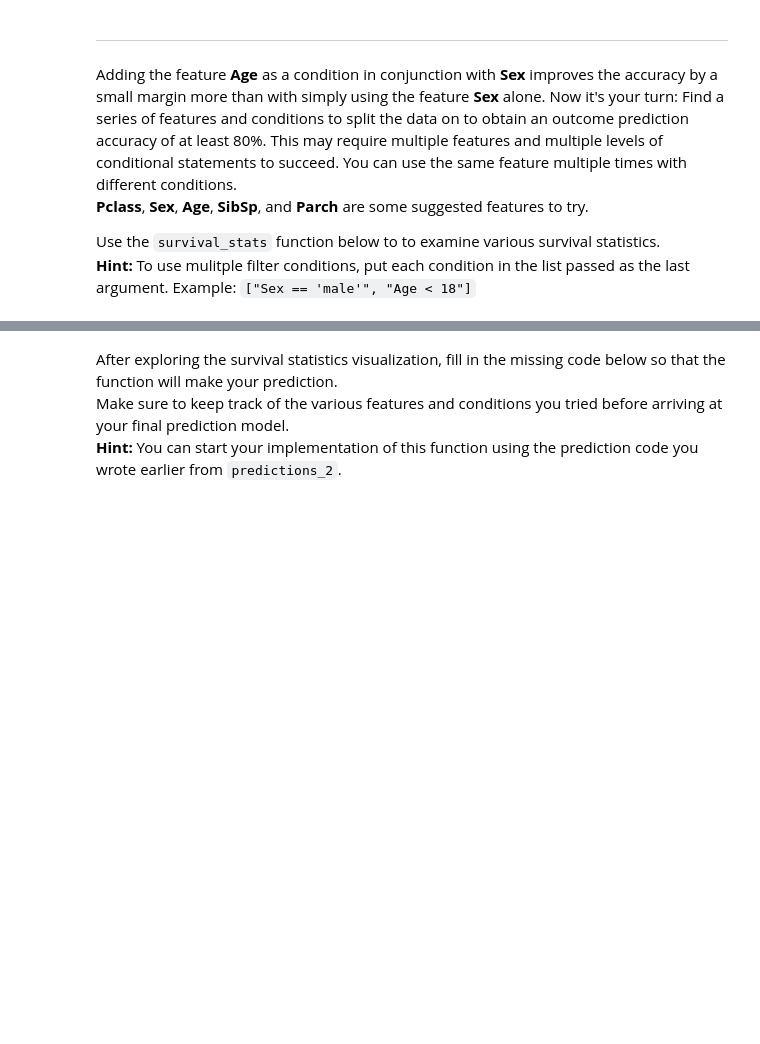
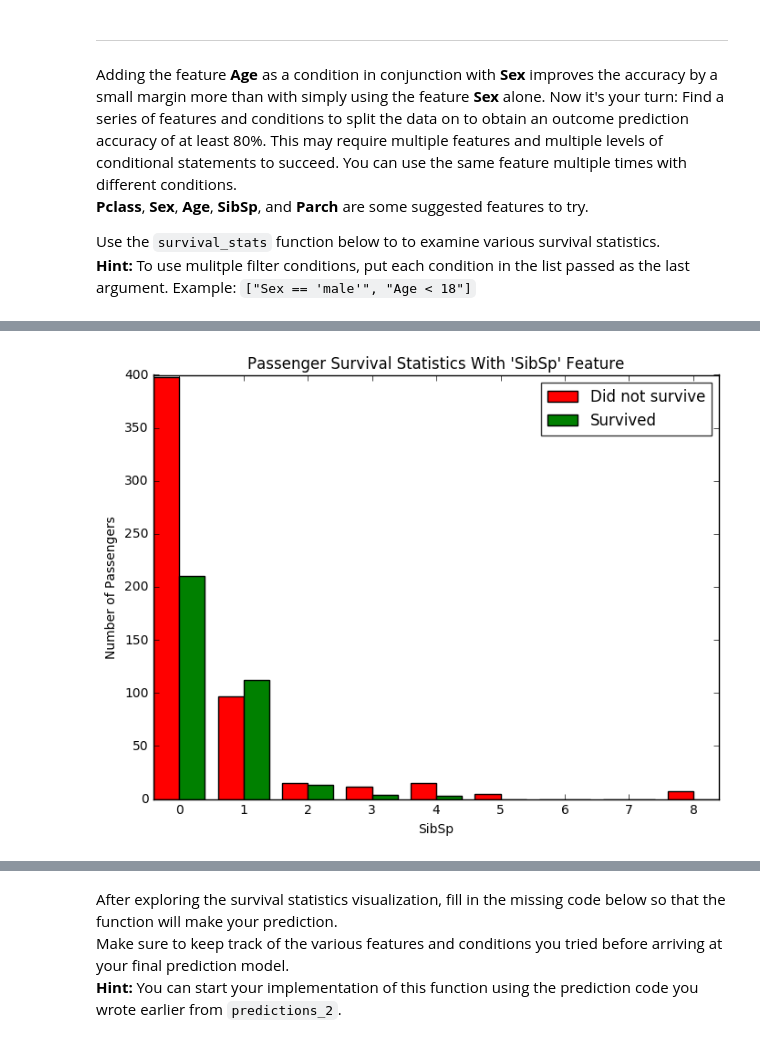
Before and after one commit to cfung/machine-learning, a Jupyter notebook: projects/titanic_survival_exploration/titanic_survival_exploration.ipynb, the cells around one changed output, grey strips where cells are left out. Saved outputs shown, nothing was run; the diff lists cells and outputs as text; code cells hidden in the pictures; blank space fills up the shorter version.

```diff
--- a/projects/titanic_survival_exploration/titanic_survival_exploration.ipynb
+++ b/projects/titanic_survival_exploration/titanic_survival_exploration.ipynb
@@ -218,0 +232,4 @@ Use the `survival_stats` function below to to examine various survival statistic
+# %%
+vs.survival_stats(data, outcomes, 'SibSp')
+# %% [output]
+[figure, added]
```
Also changed, not shown: parts of 13 cells of this notebook, 1 other file.
